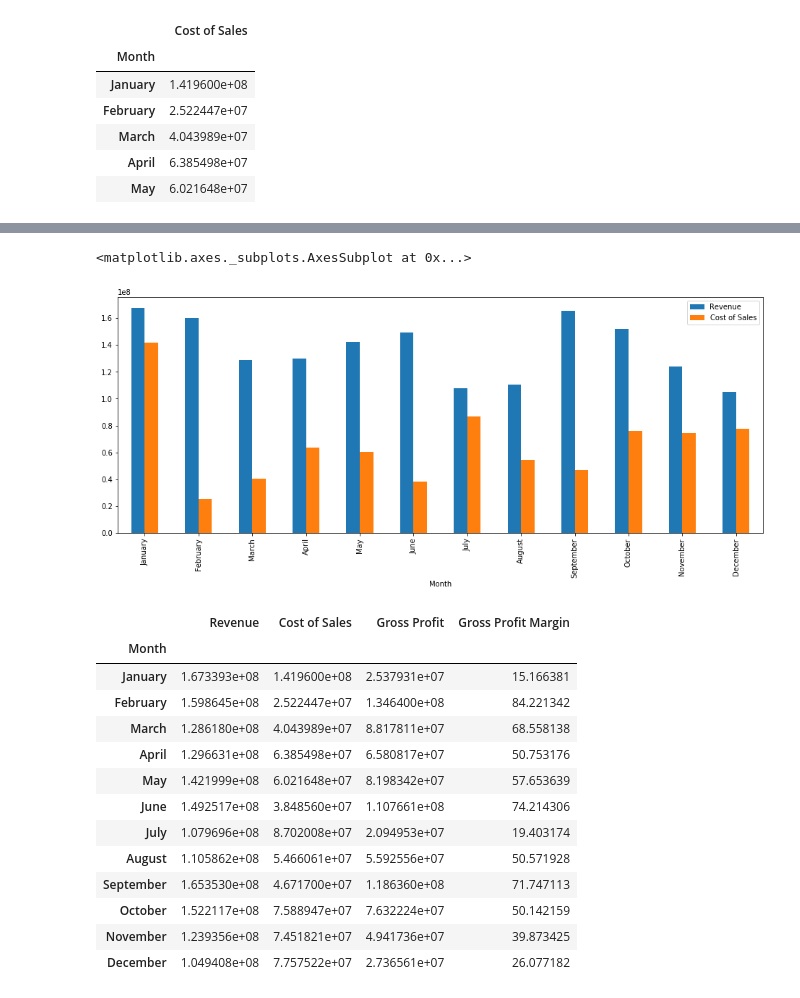
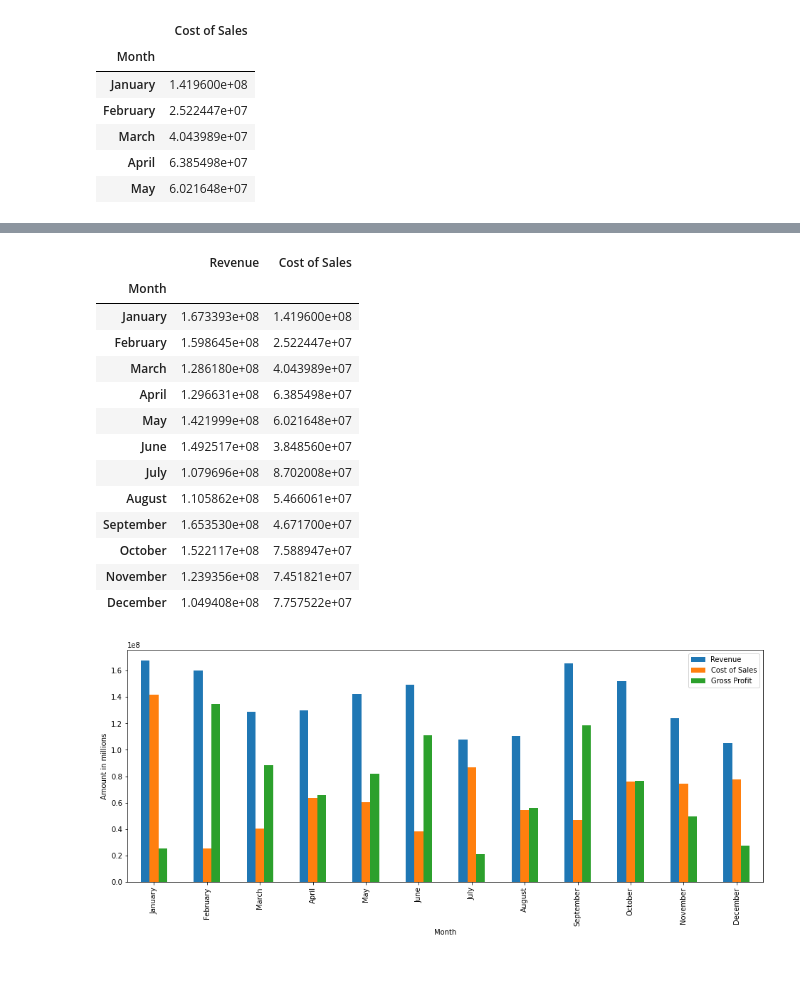
Before and after one commit to nkwachiabel/gross-profit-analysis, a Jupyter notebook: Gross profit analysis.ipynb, the cells around one changed output, grey strips where cells are left out. Saved outputs shown, nothing was run; the diff lists cells and outputs as text; code cells hidden in the pictures; blank space fills up the shorter version.

```diff
--- a/Gross profit analysis.ipynb
+++ b/Gross profit analysis.ipynb
@@ -34,3 +35,0 @@ chart_of_account.head()
-# %%
-chart_of_account = chart_of_account.drop(['Unnamed: 5','Unnamed: 6'], axis=1)
-chart_of_account.head()
@@ -117,25 +89,29 @@ gp
-# %%
-gp.plot.bar(figsize=(16,6))
-# %% [output]
-<matplotlib.axes._subplots.AxesSubplot at 0x...>
-[figure, removed]
 # %%
+gp = pd.merge(revenue_chart, expenses_chart, on='Month')
 gp2 = gp.copy()
 gp2['Gross Profit'] = gp2['Revenue'] - gp2['Cost of Sales']
-gp2['Gross Profit Margin'] = gp2['Gross Profit']/gp2['Revenue']*100
+# gp2['Gross Profit Margin'] = gp2['Gross Profit']/gp2['Revenue']*100
 gp2
 # %% [output]
-|  | Revenue | Cost of Sales | Gross Profit | Gross Profit Margin |
-| Month |  |  |  |  |
-| January | 1.673393e+08 | 1.419600e+08 | 2.537931e+07 | 15.166381 |
-| February | 1.598645e+08 | 2.522447e+07 | 1.346400e+08 | 84.221342 |
-| March | 1.286180e+08 | 4.043989e+07 | 8.817811e+07 | 68.558138 |
-| April | 1.296631e+08 | 6.385498e+07 | 6.580817e+07 | 50.753176 |
-| May | 1.421999e+08 | 6.021648e+07 | 8.198342e+07 | 57.653639 |
-| June | 1.492517e+08 | 3.848560e+07 | 1.107661e+08 | 74.214306 |
-| July | 1.079696e+08 | 8.702008e+07 | 2.094953e+07 | 19.403174 |
-| August | 1.105862e+08 | 5.466061e+07 | 5.592556e+07 | 50.571928 |
-| September | 1.653530e+08 | 4.671700e+07 | 1.186360e+08 | 71.747113 |
-| October | 1.522117e+08 | 7.588947e+07 | 7.632224e+07 | 50.142159 |
-| November | 1.239356e+08 | 7.451821e+07 | 4.941736e+07 | 39.873425 |
-| December | 1.049408e+08 | 7.757522e+07 | 2.736561e+07 | 26.077182 |
+|  | Revenue | Cost of Sales |
+| Month |  |  |
+| January | 1.673393e+08 | 1.419600e+08 |
+| February | 1.598645e+08 | 2.522447e+07 |
+| March | 1.286180e+08 | 4.043989e+07 |
+| April | 1.296631e+08 | 6.385498e+07 |
+| May | 1.421999e+08 | 6.021648e+07 |
+| June | 1.492517e+08 | 3.848560e+07 |
+| July | 1.079696e+08 | 8.702008e+07 |
+| August | 1.105862e+08 | 5.466061e+07 |
+| September | 1.653530e+08 | 4.671700e+07 |
+| October | 1.522117e+08 | 7.588947e+07 |
+| November | 1.239356e+08 | 7.451821e+07 |
+| December | 1.049408e+08 | 7.757522e+07 |
+# %%
+# fig, ax = plt.subplots()
+
+bar_cht = gp2.plot(kind='bar',figsize=(16,6), xlabel='Month', ylabel='Amount in millions')
+# ax.bar_label(bar_cht.containers[0], label_type='edge')
+# ax.margins(y=0.1)
+# %% [output]
+[figure, added]
```
Also changed, not shown: parts of 10 cells of this notebook.
